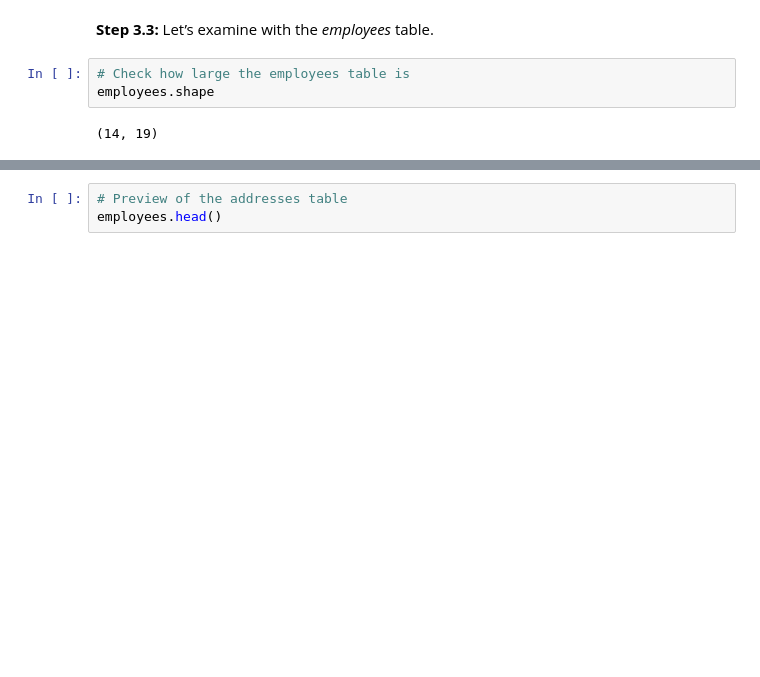
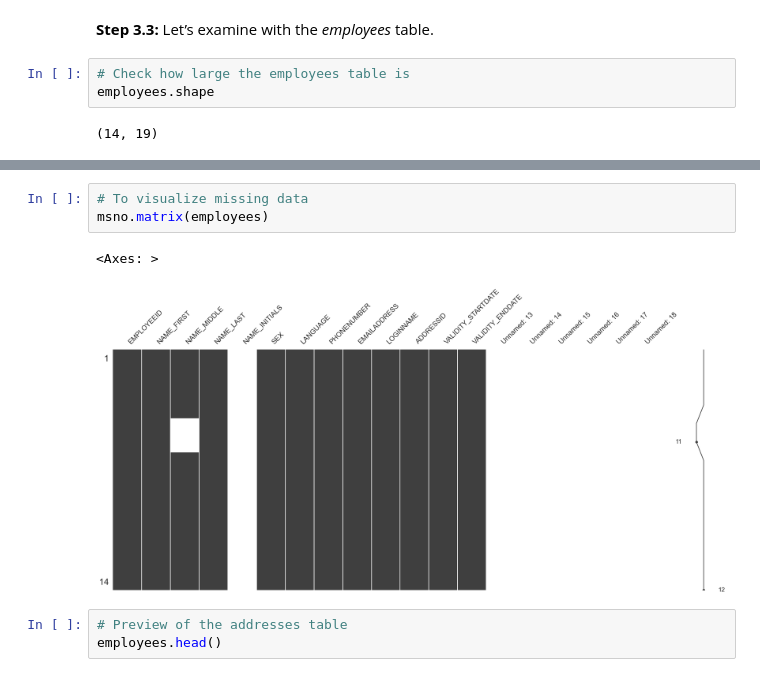
Before and after one commit to sinemarslan0/bike-sales-data-engineering, a Jupyter notebook: 01_eda_bike_sales.ipynb, the cells around one changed output, grey strips where cells are left out. Cells and saved outputs as stored; diff of their text form; blank space fills up the shorter version.

```diff
--- a/01_eda_bike_sales.ipynb
+++ b/01_eda_bike_sales.ipynb
@@ -144,3 +189,9 @@ employees.shape
+# %%
+# To visualize missing data
+msno.matrix(employees)
+# %% [output]
+<Axes: >
+[figure, added]
 # %%
 # Preview of the addresses table
 employees.head()
```
Also changed, not shown: parts of 51 cells of this notebook.
